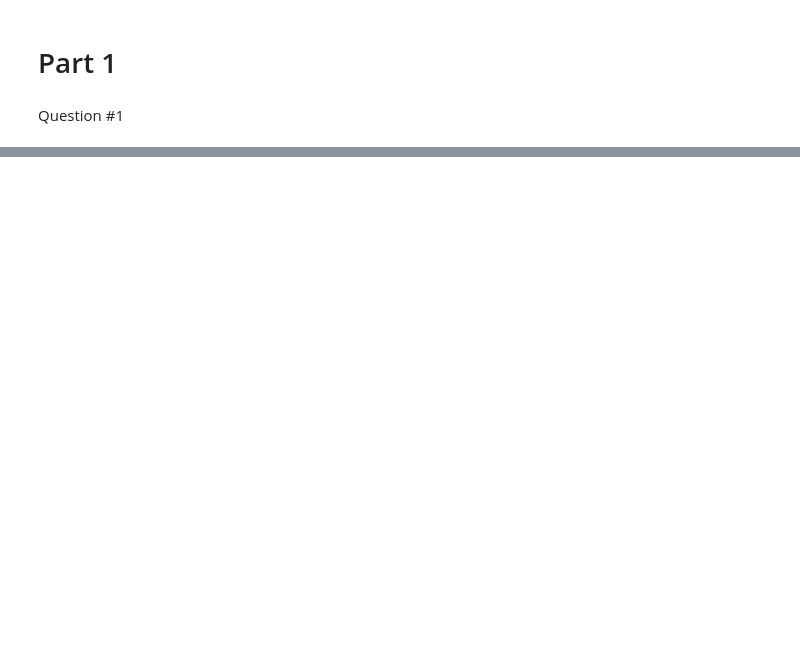
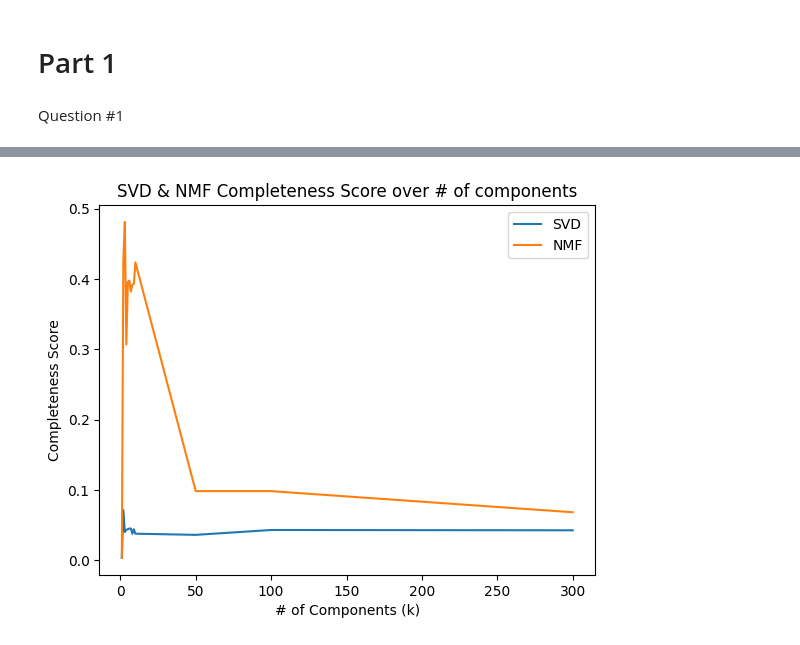
Before and after one commit to sarahwilen/EC-219, a Jupyter notebook: ECE219_Project2_MVenegas.ipynb, the cells around one changed output, grey strips where cells are left out. Cells and saved outputs as stored; diff of their text form; code cells hidden in the pictures; blank space fills up the shorter version.

```diff
--- a/ECE219_Project2_MVenegas.ipynb
+++ b/ECE219_Project2_MVenegas.ipynb
@@ -26,0 +161,11 @@ PermissionError: [WinError 32] The process cannot access the file because it is
+# %%
+#Completeness
+plt.plot(k,svd_cs, label = 'SVD')
+plt.plot(k,nmf_cs, label = 'NMF')
+plt.xlabel("# of Components (k)")
+plt.ylabel("Completeness Score")
+plt.title("SVD & NMF Completeness Score over # of components")
+plt.legend()
+plt.show()
+# %% [output]
+[figure, added]
```
Also changed, not shown: parts of 38 cells of this notebook.
